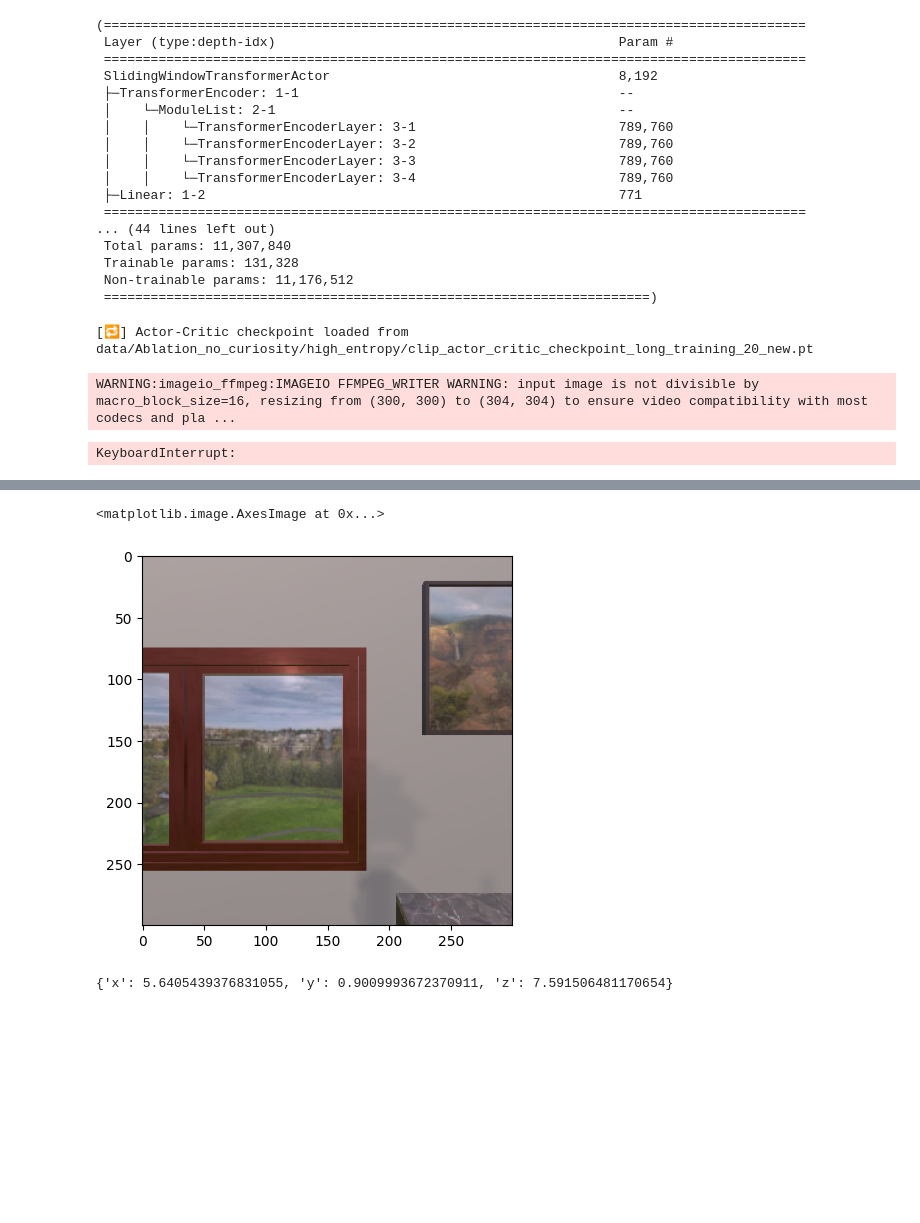
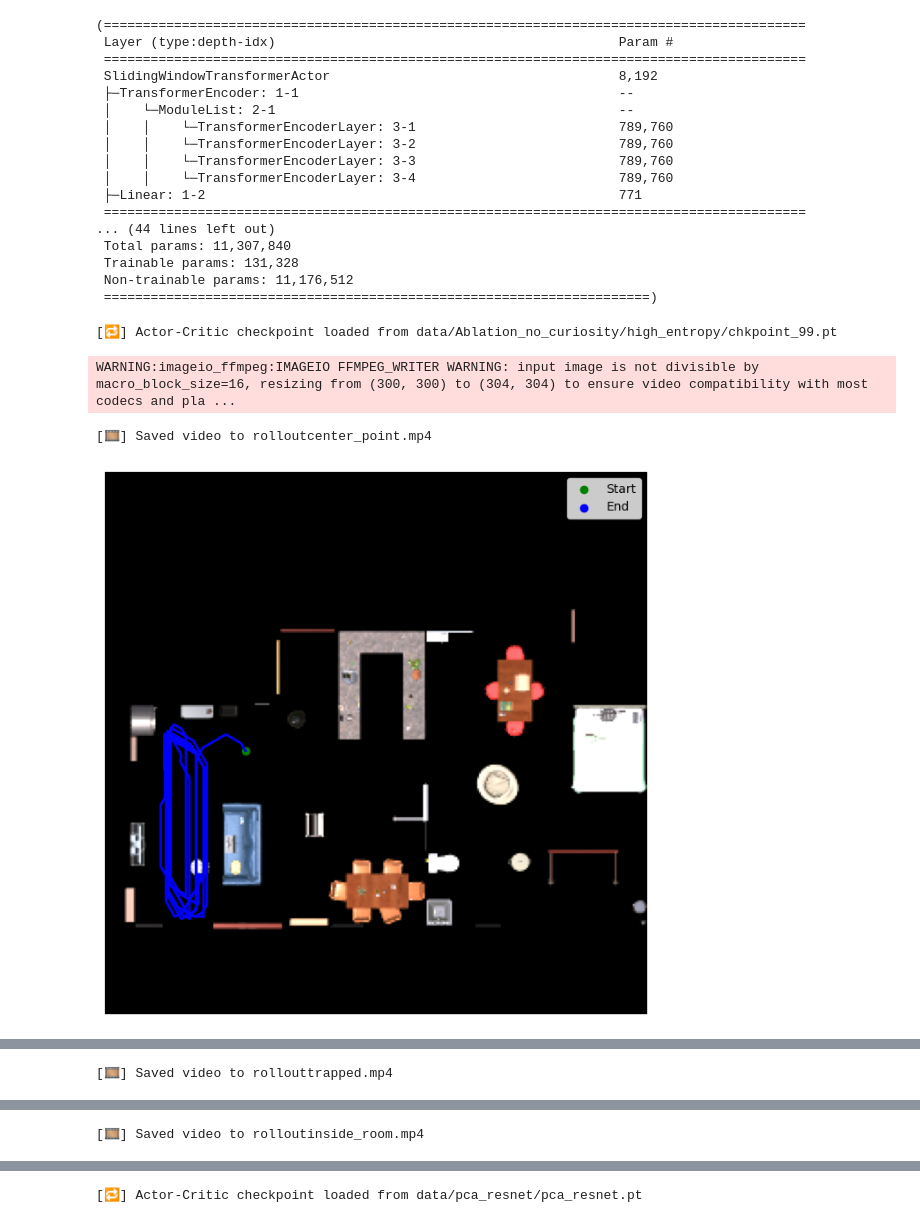
Before and after one commit to viriyadhika/NavAssistant, a Jupyter notebook: RL/inference.ipynb, the cells around one changed output, grey strips where cells are left out. Saved outputs shown, nothing was run; the diff lists cells and outputs as text; code cells hidden in the pictures; blank space fills up the shorter version.

Commit message:
inference with trajectory

```diff
--- a/RL/inference.ipynb
+++ b/RL/inference.ipynb
@@ -82,28 +120,57 @@ summary(clip_actor_critic.actor), summary(clip_actor_critic.critic), summary(cli
  Non-trainable params: 11,176,512
  ======================================================================)
 # %%
-load_actor_critic(clip_actor_critic, "data/Ablation_no_curiosity/high_entropy/clip_actor_critic_checkpoint_long_training_20_new.pt", device=DEVICE)
+load_actor_critic(clip_actor_critic, "data/Ablation_no_curiosity/high_entropy/chkpoint_99.pt", device=DEVICE)
 # %% [output]
-[🔁] Actor-Critic checkpoint loaded from data/Ablation_no_curiosity/high_entropy/clip_actor_critic_checkpoint_long_training_20_new.pt
+[🔁] Actor-Critic checkpoint loaded from data/Ablation_no_curiosity/high_entropy/chkpoint_99.pt
 # %%
 from rl import PPO, inference, inference_video_mp4, teleport
 import torch
 
 def get_distributions(ppo: PPO, obs_seq, actions_tensor, clip_actor_critic):
     logits, value = ppo.act_and_value(obs_seq, actions_tensor, clip_actor_critic)
     dist = torch.distributions.Categorical(logits=logits)
     # dist = torch.distributions.Categorical(probs=torch.tensor([0.5,0.25,0.25]))
     return dist
 
 
+def get_trajectory(controller, position):
+    event = controller.step("Pass")
+    # Load the topdown image
+    topdown = event.third_party_camera_frames[0]
+    H, W = topdown.shape[0], topdown.shape[1]
+
+    # positions is List[(x,z)]
+    pos = np.array(position)  # shape (T, 2)
+    xs = pos[:,0]
+    zs = pos[:,1]
+
+    # Convert meters -> pixels
+    img_x = (xs - (x_center - house_size)) * (W / (2 * house_size))
+    img_y = (zs - (z_center - house_size)) * (H / (2 * house_size))
+    img_y = H - img_y
+    return topdown, img_x, img_y
+
 points = {
     "center_point": {'x': 3.25, 'y': 0.9009997844696045, 'z': 5.0},
-    # "trapped": {'x': 5.6405439376831055, 'y': 0.9009993672370911, 'z': 7.591506481170654},
-    # "inside_room": {'x': 8.765543937683105, 'y': 0.9009993672370911, 'z': 6.941987037658691},
+    "trapped": {'x': 5.6405439376831055, 'y': 0.9009993672370911, 'z': 7.591506481170654},
+    "inside_room": {'x': 8.765543937683105, 'y': 0.9009993672370911, 'z': 6.941987037658691},
 }
 
 for name, point in points.items():
-    inference_video_mp4(get_distributions, controller, ppo=PPO(0.08), init_position=point, env=clip_env, actor_critic=clip_actor_critic, video_path=f"rollout{name}.mp4")
+    position = inference_video_mp4(get_distributions, controller, ppo=PPO(0.08), init_position=point, env=clip_env, actor_critic=clip_actor_critic, video_path=f"rollout{name}.mp4")
+    topdown, img_x, img_y = get_trajectory(controller, position)
+
+    plt.figure(figsize=(8,8))
+    plt.imshow(topdown)
+    plt.plot(img_x, img_y, color="blue", linewidth=2)
+    plt.scatter(img_x[0], img_y[0], color="green", label="Start")
+    plt.scatter(img_x[-1], img_y[-1], color="blue", label="End")
+    plt.legend()
+    plt.axis("off")
+    plt.savefig(f"rollout{name}.png")
+    plt.show()
 # %% [output]
 WARNING:imageio_ffmpeg:IMAGEIO FFMPEG_WRITER WARNING: input image is not divisible by macro_block_size=16, resizing from (300, 300) to (304, 304) to ensure video compatibility with most codecs and pla ...
-KeyboardInterrupt:
+[🎞️] Saved video to rolloutcenter_point.mp4
+[figure, added]
@@ -109,0 +178 @@ KeyboardInterrupt:
+[🎞️] Saved video to rollouttrapped.mp4
@@ -109,0 +181 @@ KeyboardInterrupt:
+[🎞️] Saved video to rolloutinside_room.mp4
@@ -110,11 +182,0 @@ KeyboardInterrupt:
-# %%
-# teleport(controller, trapped)
-event = controller.step("MoveAhead")
-plt.imshow(event.frame)
-# %% [output]
-<matplotlib.image.AxesImage at 0x...>
-[figure, removed]
-# %%
-event.metadata["agent"]["position"]
-# %% [output]
-{'x': 5.6405439376831055, 'y': 0.9009993672370911, 'z': 7.591506481170654}
@@ -122,0 +197,6 @@ controller.stop()
+# %%
+from rl import load_actor_critic
+
+load_actor_critic(clip_actor_critic, "data/pca_resnet/pca_resnet.pt", device=DEVICE)
+# %% [output]
+[🔁] Actor-Critic checkpoint loaded from data/pca_resnet/pca_resnet.pt
```
Also changed, not shown: parts of 8 cells of this notebook.
